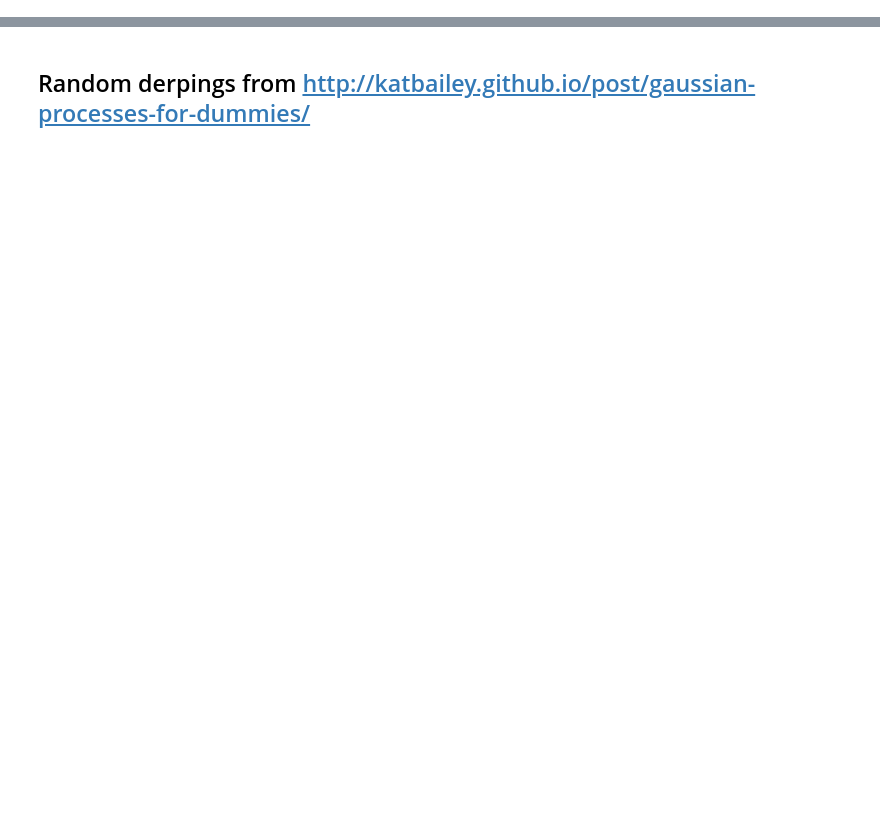
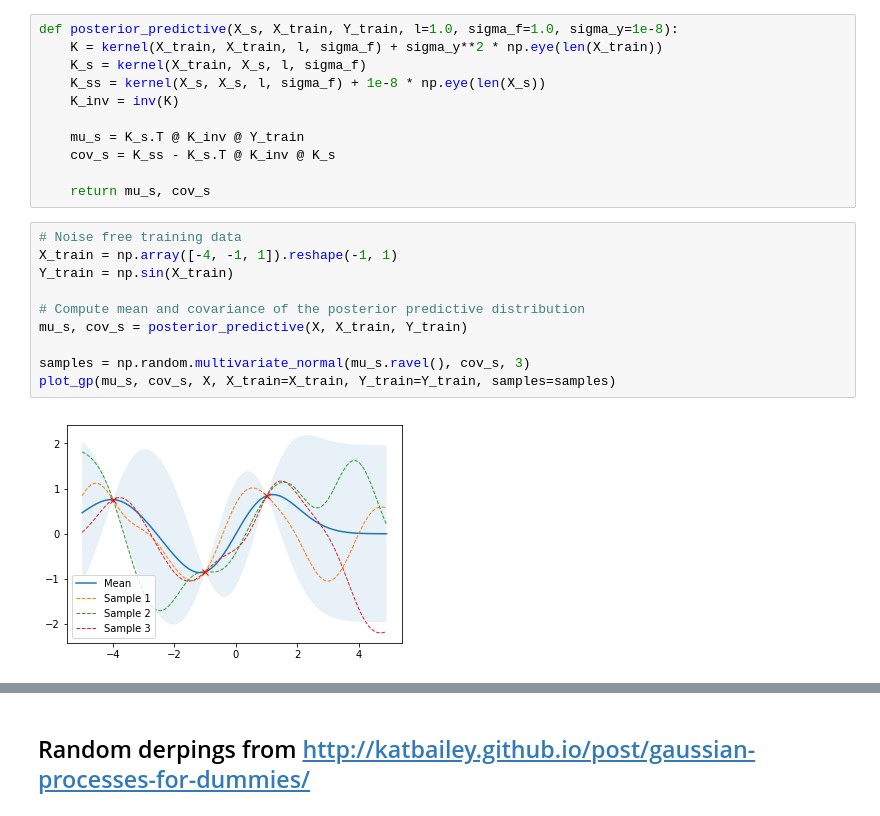
Before and after one commit to darthdeus/bopt, a Jupyter notebook: GP-Bayesopt.ipynb, the cells around one changed output, grey strips where cells are left out. Drawn from its saved outputs; the diff is of its cells as text; blank space fills up the shorter version.

```diff
--- a/GP-Bayesopt.ipynb
+++ b/GP-Bayesopt.ipynb
@@ -18,0 +168,23 @@ plt.plot(X_train, y_train)
+# %%
+def posterior_predictive(X_s, X_train, Y_train, l=1.0, sigma_f=1.0, sigma_y=1e-8):
+    K = kernel(X_train, X_train, l, sigma_f) + sigma_y**2 * np.eye(len(X_train))
+    K_s = kernel(X_train, X_s, l, sigma_f)
+    K_ss = kernel(X_s, X_s, l, sigma_f) + 1e-8 * np.eye(len(X_s))
+    K_inv = inv(K)
+
+    mu_s = K_s.T @ K_inv @ Y_train
+    cov_s = K_ss - K_s.T @ K_inv @ K_s
+
+    return mu_s, cov_s
+# %%
+# Noise free training data
+X_train = np.array([-4, -1, 1]).reshape(-1, 1)
+Y_train = np.sin(X_train)
+
+# Compute mean and covariance of the posterior predictive distribution
+mu_s, cov_s = posterior_predictive(X, X_train, Y_train)
+
+samples = np.random.multivariate_normal(mu_s.ravel(), cov_s, 3)
+plot_gp(mu_s, cov_s, X, X_train=X_train, Y_train=Y_train, samples=samples)
+# %% [output]
+[figure, added]
```
Also changed, not shown: parts of 37 cells of this notebook, 1 other file.
